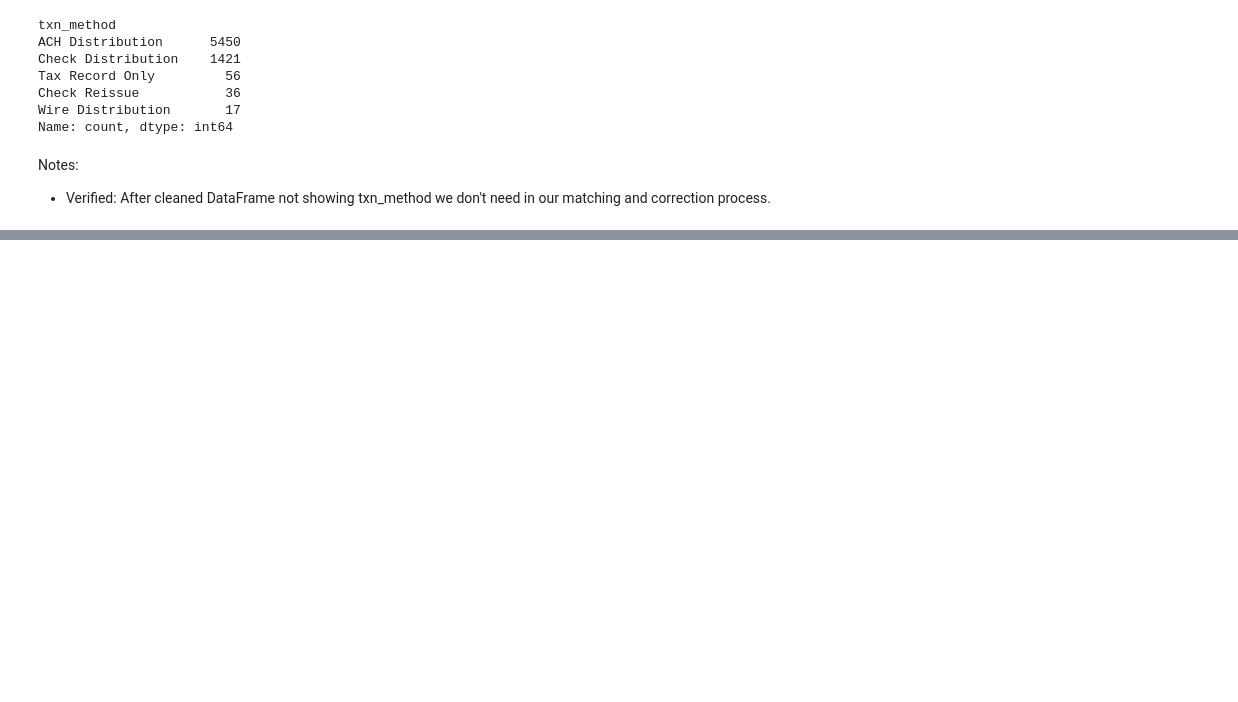
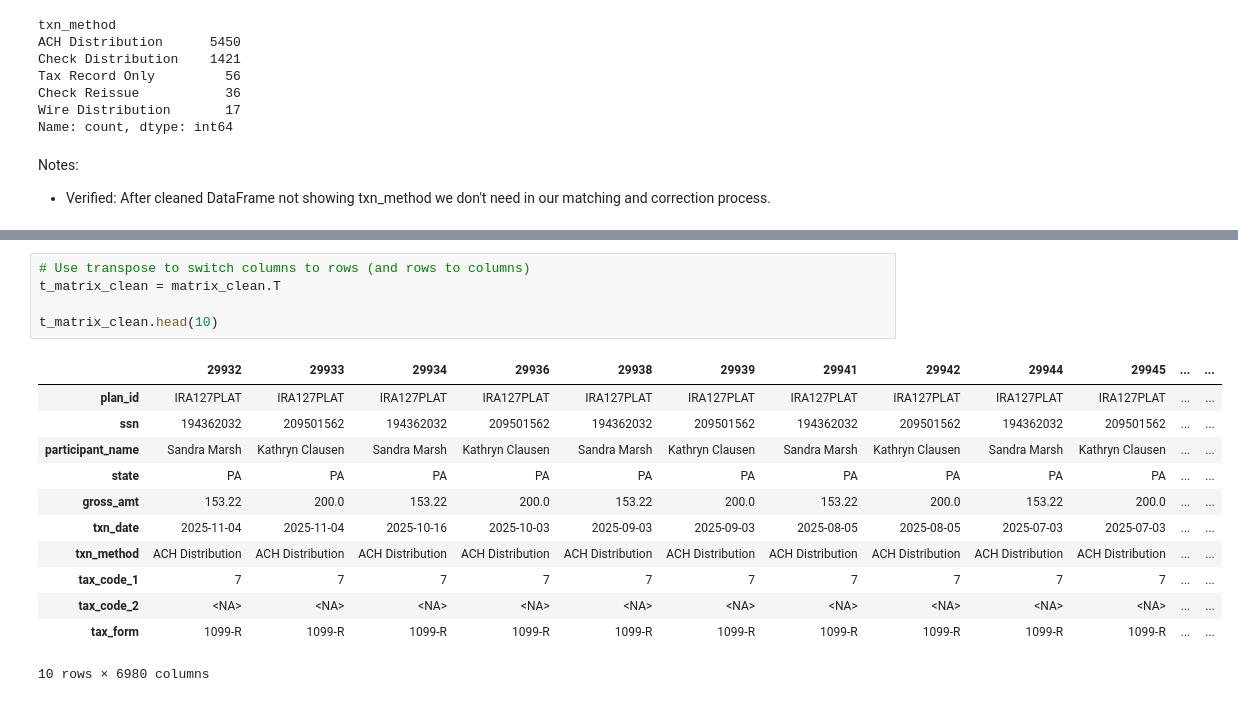
Before and after one commit to manuel-reyes-ml/1099_reconciliation_pipeline, a Jupyter notebook: notebooks/02_cleaning_pipeline.ipynb, the cells around one changed output, grey strips where cells are left out. Saved outputs shown, nothing was run; the diff lists cells and outputs as text; blank space fills up the shorter version.

Commit message:
Enhance: research and update notebooks with expirements section to test transpose (T) to remove duplicates from columns (besides rows)

```diff
--- a/notebooks/02_cleaning_pipeline.ipynb
+++ b/notebooks/02_cleaning_pipeline.ipynb
@@ -218,0 +232,18 @@ Notes:
+# %%
+# Use transpose to switch columns to rows (and rows to columns)
+t_matrix_clean = matrix_clean.T
+
+t_matrix_clean.head(10)
+# %% [output]
+|  | 29932 | 29933 | 29934 | 29936 | 29938 | 29939 | 29941 | 29942 | 29944 | 29945 | ... | ... |
+| plan_id | IRA127PLAT | IRA127PLAT | IRA127PLAT | IRA127PLAT | IRA127PLAT | IRA127PLAT | IRA127PLAT | IRA127PLAT | IRA127PLAT | IRA127PLAT | ... | ... |
+| ssn | 194362032 | 209501562 | 194362032 | 209501562 | 194362032 | 209501562 | 194362032 | 209501562 | 194362032 | 209501562 | ... | ... |
+| participant_name | Sandra Marsh | Kathryn Clausen | Sandra Marsh | Kathryn Clausen | Sandra Marsh | Kathryn Clausen | Sandra Marsh | Kathryn Clausen | Sandra Marsh | Kathryn Clausen | ... | ... |
+| state | PA | PA | PA | PA | PA | PA | PA | PA | PA | PA | ... | ... |
+| gross_amt | 153.22 | 200.0 | 153.22 | 200.0 | 153.22 | 200.0 | 153.22 | 200.0 | 153.22 | 200.0 | ... | ... |
+| txn_date | 2025-11-04 | 2025-11-04 | 2025-10-16 | 2025-10-03 | 2025-09-03 | 2025-09-03 | 2025-08-05 | 2025-08-05 | 2025-07-03 | 2025-07-03 | ... | ... |
+| txn_method | ACH Distribution | ACH Distribution | ACH Distribution | ACH Distribution | ACH Distribution | ACH Distribution | ACH Distribution | ACH Distribution | ACH Distribution | ACH Distribution | ... | ... |
+| tax_code_1 | 7 | 7 | 7 | 7 | 7 | 7 | 7 | 7 | 7 | 7 | ... | ... |
+| tax_code_2 | <NA> | <NA> | <NA> | <NA> | <NA> | <NA> | <NA> | <NA> | <NA> | <NA> | ... | ... |
+| tax_form | 1099-R | 1099-R | 1099-R | 1099-R | 1099-R | 1099-R | 1099-R | 1099-R | 1099-R | 1099-R | ... | ... |
+10 rows × 6980 columns
```
Also changed, not shown: parts of 5 cells of this notebook.
